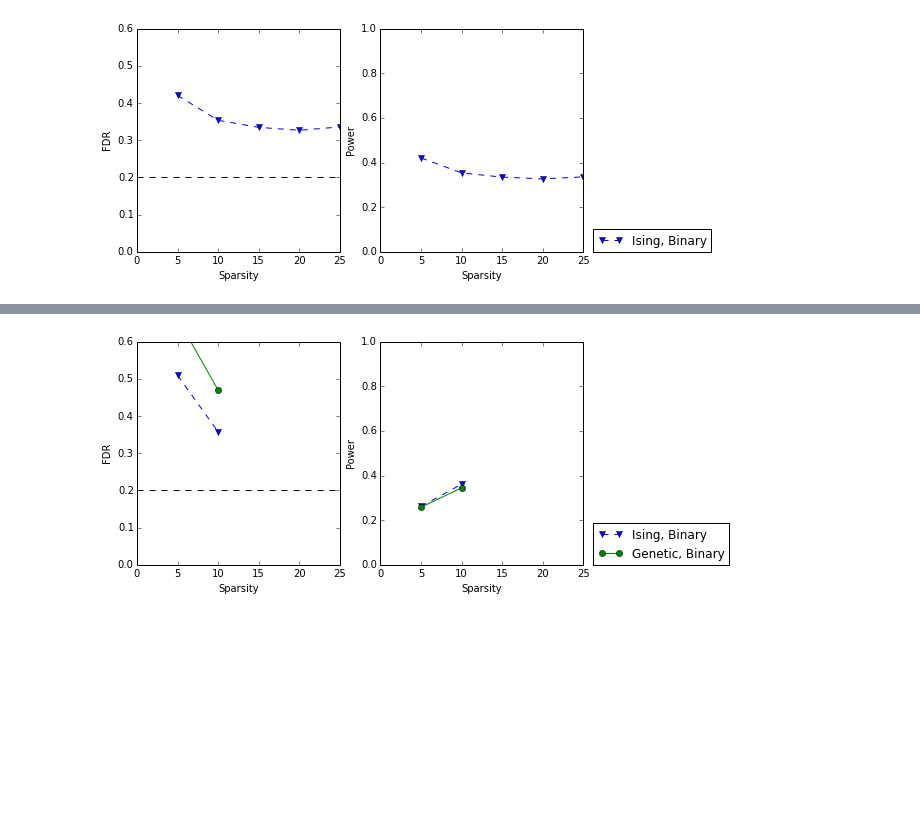
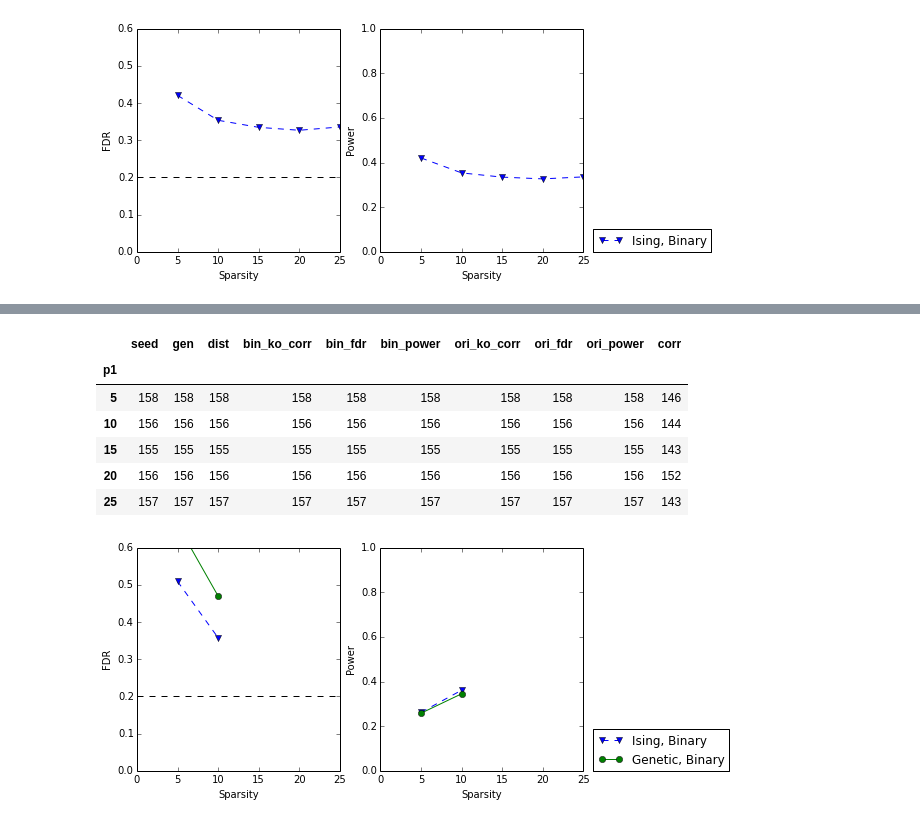
Before and after one commit to ajmaurer/Chicago-Course-Work, a Jupyter notebook: masters_paper/section4_simulations.ipynb, the cells around one changed output, grey strips where cells are left out. Drawn from its saved outputs; the diff is of its cells as text; code cells hidden in the pictures; blank space fills up the shorter version.

```diff
--- a/masters_paper/section4_simulations.ipynb
+++ b/masters_paper/section4_simulations.ipynb
@@ -274,3 +360,13 @@ array([[  0.66232035,   0.4697818 ,  10.        ,   0.3       ,  15.        ],
+# %%
+logit_data_50.groupby('p1').count()
+# %% [output]
+|  | seed | gen | dist | bin_ko_corr | bin_fdr | bin_power | ori_ko_corr | ori_fdr | ori_power | corr |
+| p1 |  |  |  |  |  |  |  |  |  |  |
+| 5 | 158 | 158 | 158 | 158 | 158 | 158 | 158 | 158 | 158 | 146 |
+| 10 | 156 | 156 | 156 | 156 | 156 | 156 | 156 | 156 | 156 | 144 |
+| 15 | 155 | 155 | 155 | 155 | 155 | 155 | 155 | 155 | 155 | 143 |
+| 20 | 156 | 156 | 156 | 156 | 156 | 156 | 156 | 156 | 156 | 152 |
+| 25 | 157 | 157 | 157 | 157 | 157 | 157 | 157 | 157 | 157 | 143 |
 # %%
 gen_data[:,2:]=np.nan
 isl_data[:,2:]=np.nan
```
Also changed, not shown: parts of 4 cells of this notebook, 2 other files.
